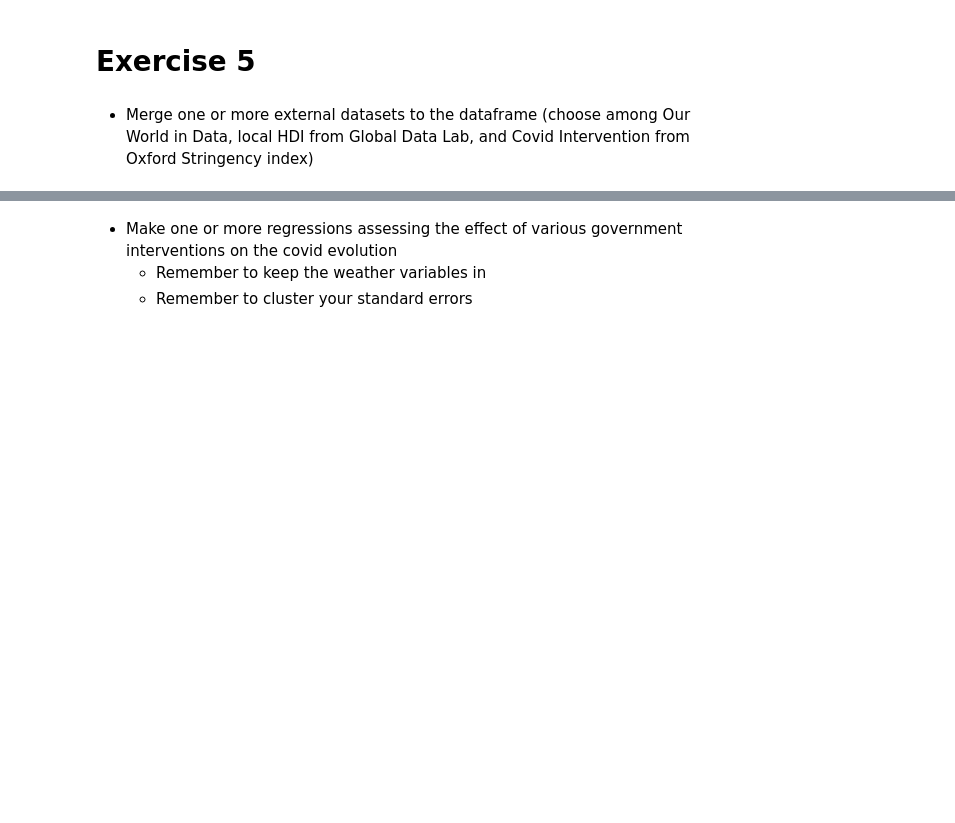
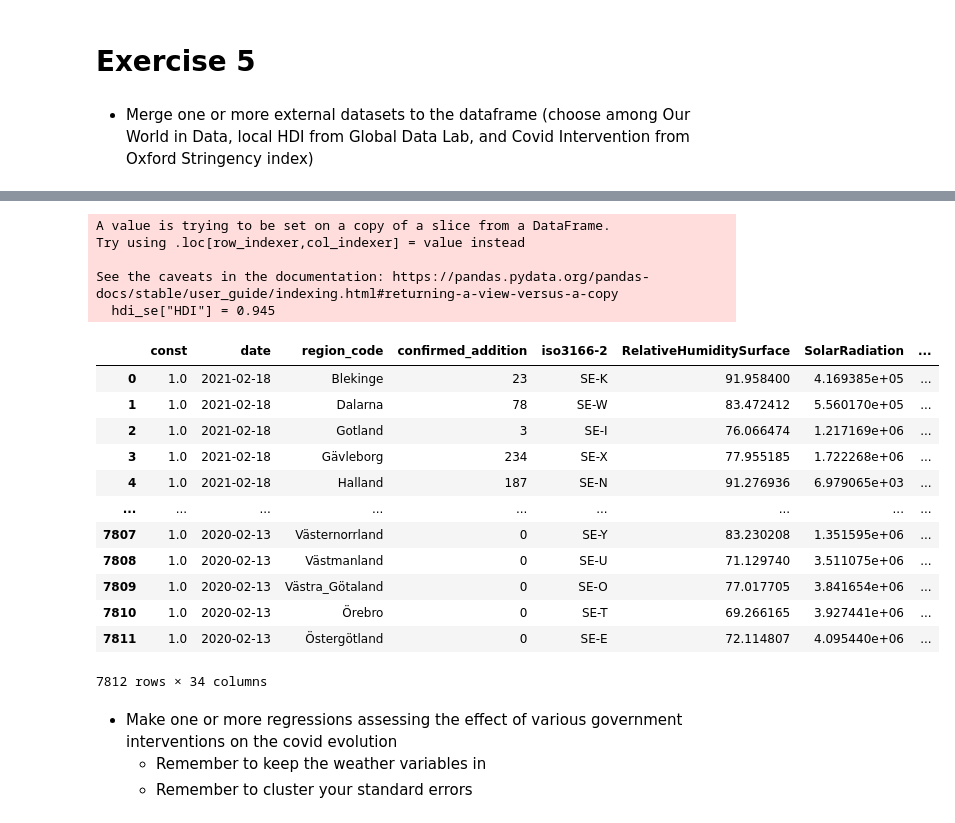
Before and after one commit to ranUser01/Covid-development-in-Sweden, a Jupyter notebook: notebooks/Project1.ipynb, the cells around one changed output, grey strips where cells are left out. Cells and saved outputs as stored; diff of their text form; code cells hidden in the pictures; blank space fills up the shorter version.

```diff
--- a/notebooks/Project1.ipynb
+++ b/notebooks/Project1.ipynb
@@ -503,6 +503,8 @@ strong multicollinearity or other numerical problems.
 
 regions = ["const",]
 
+corona_weather = smapi.add_constant(corona_weather)
+
 for region in set(corona_weather["iso3166-2"]):
     if region != "SE-K":
         corona_weather[region] = (corona_weather["iso3166-2"] == region).astype(int)
@@ -614,3 +623,38 @@ dataframe
+# %%
+'''HDI in Sweden, it is hardcoded since it does not change more often than once a year'''
+
+# creating a data frame of only dates
+hdi_se = dataframe[['date','iso3166-2']]
+
+#creating a column with value of 0
+hdi_se["HDI"] = 0.945
+
+# creating dicitonary of HDI for years
+# Nevermind XDDD HDI values for 2020 and 2019 are the same XDDDD
+
+dataframe["HDI"] = 0.945
+# %% [output]
+A value is trying to be set on a copy of a slice from a DataFrame.
+Try using .loc[row_indexer,col_indexer] = value instead
+
+See the caveats in the documentation: https://pandas.pydata.org/pandas-docs/stable/user_guide/indexing.html#returning-a-view-versus-a-copy
+  hdi_se["HDI"] = 0.945
+# %%
+dataframe
+# %% [output]
+|  | const | date | region_code | confirmed_addition | iso3166-2 | RelativeHumiditySurface | SolarRadiation | ... |
+| 0 | 1.0 | 2021-02-18 | Blekinge | 23 | SE-K | 91.958400 | 4.169385e+05 | ... |
+| 1 | 1.0 | 2021-02-18 | Dalarna | 78 | SE-W | 83.472412 | 5.560170e+05 | ... |
+| 2 | 1.0 | 2021-02-18 | Gotland | 3 | SE-I | 76.066474 | 1.217169e+06 | ... |
+| 3 | 1.0 | 2021-02-18 | Gävleborg | 234 | SE-X | 77.955185 | 1.722268e+06 | ... |
+| 4 | 1.0 | 2021-02-18 | Halland | 187 | SE-N | 91.276936 | 6.979065e+03 | ... |
+| ... | ... | ... | ... | ... | ... | ... | ... | ... |
+| 7807 | 1.0 | 2020-02-13 | Västernorrland | 0 | SE-Y | 83.230208 | 1.351595e+06 | ... |
+| 7808 | 1.0 | 2020-02-13 | Västmanland | 0 | SE-U | 71.129740 | 3.511075e+06 | ... |
+| 7809 | 1.0 | 2020-02-13 | Västra_Götaland | 0 | SE-O | 77.017705 | 3.841654e+06 | ... |
+| 7810 | 1.0 | 2020-02-13 | Örebro | 0 | SE-T | 69.266165 | 3.927441e+06 | ... |
+| 7811 | 1.0 | 2020-02-13 | Östergötland | 0 | SE-E | 72.114807 | 4.095440e+06 | ... |
+7812 rows × 34 columns
 # %% [markdown]
 - Make one or more regressions assessing the effect of various government interventions on the covid evolution
     - Remember to keep the weather variables in
```
Also changed, not shown: parts of 21 cells of this notebook.
